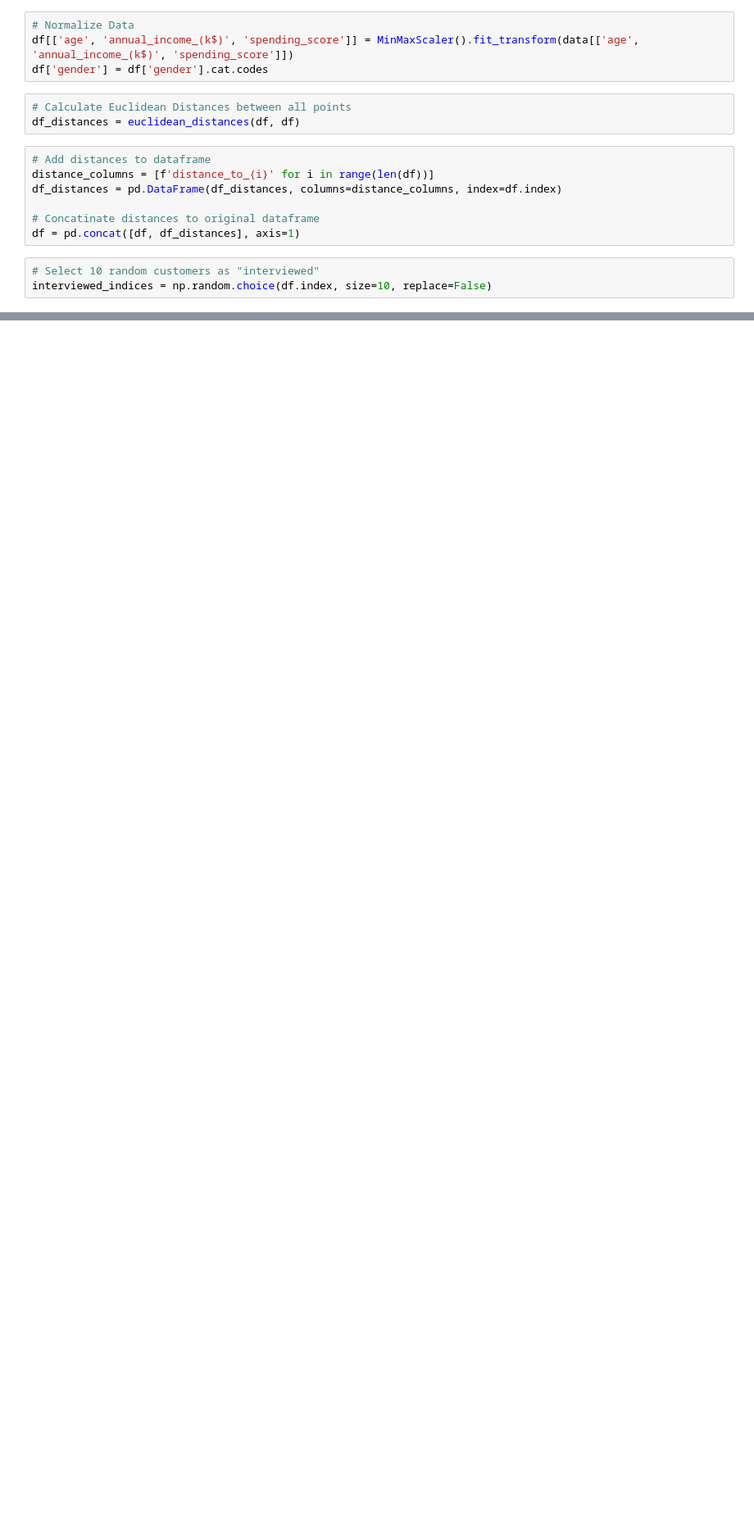
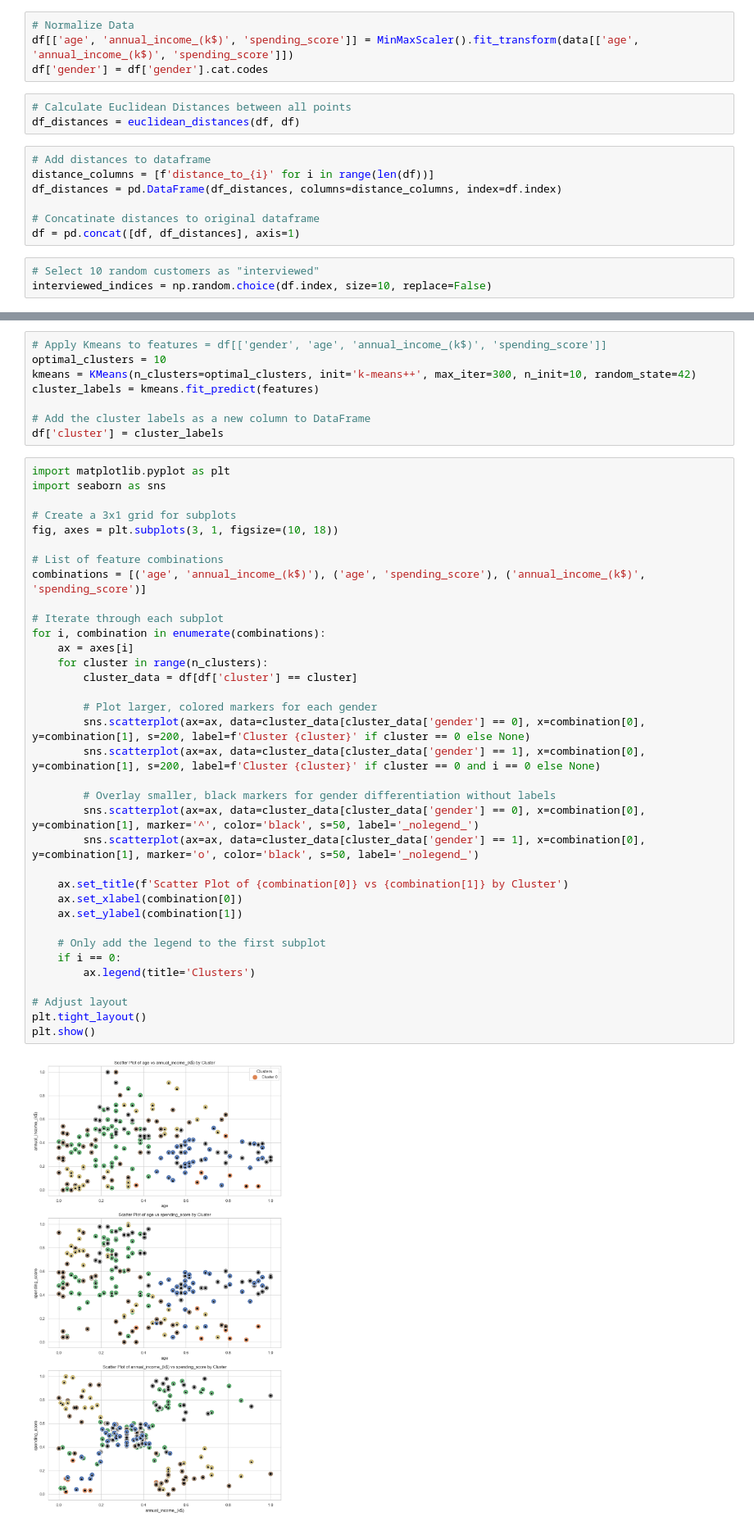
Before and after one commit to JamisonProctor/interviewed_customer_relationship_clusterer, a Jupyter notebook: interviewed_clusterer.ipynb, the cells around one changed output, grey strips where cells are left out. Shown at 82% size. Saved outputs shown, nothing was run; the diff lists cells and outputs as text; blank space fills up the shorter version.

```diff
--- a/interviewed_clusterer.ipynb
+++ b/interviewed_clusterer.ipynb
@@ -99,0 +168,45 @@ plt.show()
+# %%
+# Apply Kmeans to features = df[['gender', 'age', 'annual_income_(k$)', 'spending_score']]
+optimal_clusters = 10
+kmeans = KMeans(n_clusters=optimal_clusters, init='k-means++', max_iter=300, n_init=10, random_state=42)
+cluster_labels = kmeans.fit_predict(features)
+
+# Add the cluster labels as a new column to DataFrame
+df['cluster'] = cluster_labels
+# %%
+import matplotlib.pyplot as plt
+import seaborn as sns
+
+# Create a 3x1 grid for subplots
+fig, axes = plt.subplots(3, 1, figsize=(10, 18))
+
+# List of feature combinations
+combinations = [('age', 'annual_income_(k$)'), ('age', 'spending_score'), ('annual_income_(k$)', 'spending_score')]
+
+# Iterate through each subplot
+for i, combination in enumerate(combinations):
+    ax = axes[i]
+    for cluster in range(n_clusters):
+        cluster_data = df[df['cluster'] == cluster]
+
+        # Plot larger, colored markers for each gender
+        sns.scatterplot(ax=ax, data=cluster_data[cluster_data['gender'] == 0], x=combination[0], y=combination[1], s=200, label=f'Cluster {cluster}' if cluster == 0 else None)
+        sns.scatterplot(ax=ax, data=cluster_data[cluster_data['gender'] == 1], x=combination[0], y=combination[1], s=200, label=f'Cluster {cluster}' if cluster == 0 and i == 0 else None)
+
+        # Overlay smaller, black markers for gender differentiation without labels
+        sns.scatterplot(ax=ax, data=cluster_data[cluster_data['gender'] == 0], x=combination[0], y=combination[1], marker='^', color='black', s=50, label='_nolegend_')
+        sns.scatterplot(ax=ax, data=cluster_data[cluster_data['gender'] == 1], x=combination[0], y=combination[1], marker='o', color='black', s=50, label='_nolegend_')
+
+    ax.set_title(f'Scatter Plot of {combination[0]} vs {combination[1]} by Cluster')
+    ax.set_xlabel(combination[0])
+    ax.set_ylabel(combination[1])
+
+    # Only add the legend to the first subplot
+    if i == 0:
+        ax.legend(title='Clusters')
+
+# Adjust layout
+plt.tight_layout()
+plt.show()
+# %% [output]
+[figure, added]
```
Also changed, not shown: parts of 11 cells of this notebook.
